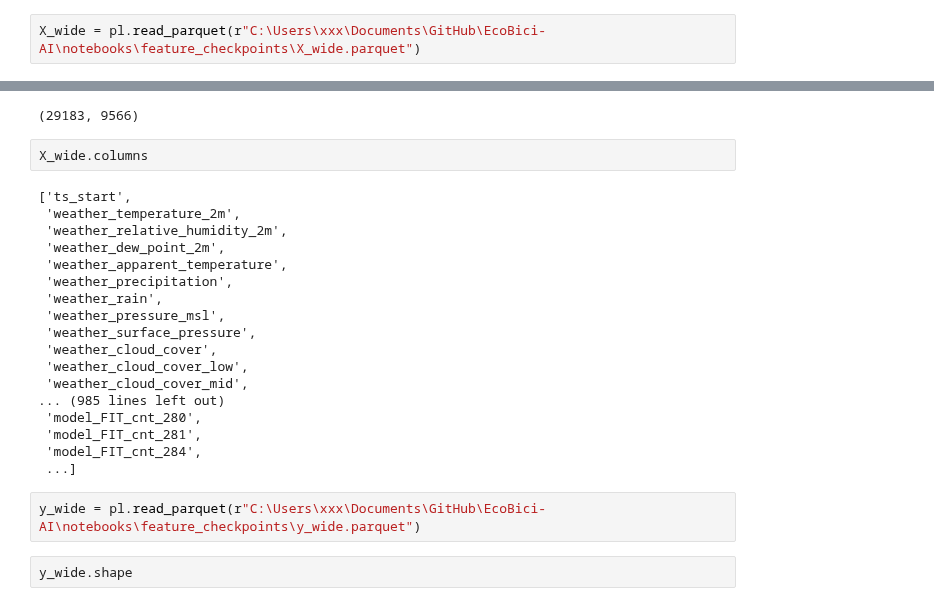
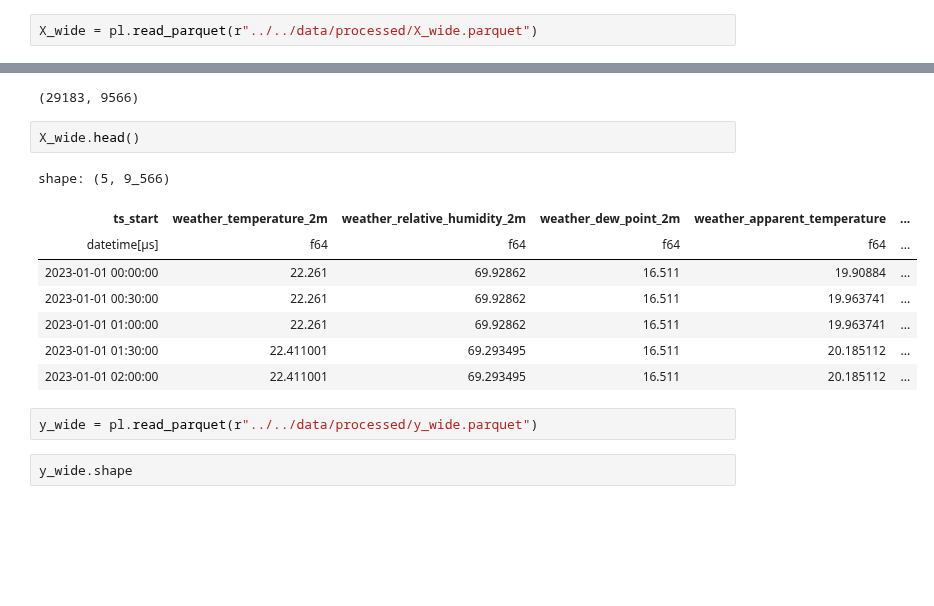
Before and after one commit to FacuVCanale/bikeshare-demand-gnn, a Jupyter notebook: src/notebooks/feat_eng.ipynb, the cells around one changed output, grey strips where cells are left out. Saved outputs shown, nothing was run; the diff lists cells and outputs as text; blank space fills up the shorter version.

```diff
--- a/src/notebooks/feat_eng.ipynb
+++ b/src/notebooks/feat_eng.ipynb
@@ -215,31 +174,22 @@ df_feat_pivot = pivot_features_for_global_model(df_feat)
 # %%
-X_wide = pl.read_parquet(r"C:\Users\xxx\Documents\GitHub\EcoBici-AI\notebooks\feature_checkpoints\X_wide.parquet")
+X_wide = pl.read_parquet(r"../../data/processed/X_wide.parquet")
 # %%
 X_wide.shape
 # %% [output]
 (29183, 9566)
 # %%
-X_wide.columns
+X_wide.head()
 # %% [output]
-['ts_start',
- 'weather_temperature_2m',
- 'weather_relative_humidity_2m',
- 'weather_dew_point_2m',
- 'weather_apparent_temperature',
- 'weather_precipitation',
- 'weather_rain',
- 'weather_pressure_msl',
- 'weather_surface_pressure',
- 'weather_cloud_cover',
- 'weather_cloud_cover_low',
- 'weather_cloud_cover_mid',
-... (985 lines left out)
- 'model_FIT_cnt_280',
- 'model_FIT_cnt_281',
- 'model_FIT_cnt_284',
- ...]
+shape: (5, 9_566)
+| ts_start | weather_temperature_2m | weather_relative_humidity_2m | weather_dew_point_2m | weather_apparent_temperature | ... |
+| datetime[μs] | f64 | f64 | f64 | f64 | ... |
+| 2023-01-01 00:00:00 | 22.261 | 69.92862 | 16.511 | 19.90884 | ... |
+| 2023-01-01 00:30:00 | 22.261 | 69.92862 | 16.511 | 19.963741 | ... |
+| 2023-01-01 01:00:00 | 22.261 | 69.92862 | 16.511 | 19.963741 | ... |
+| 2023-01-01 01:30:00 | 22.411001 | 69.293495 | 16.511 | 20.185112 | ... |
+| 2023-01-01 02:00:00 | 22.411001 | 69.293495 | 16.511 | 20.185112 | ... |
 # %%
-y_wide = pl.read_parquet(r"C:\Users\xxx\Documents\GitHub\EcoBici-AI\notebooks\feature_checkpoints\y_wide.parquet")
+y_wide = pl.read_parquet(r"../../data/processed/y_wide.parquet")
 # %%
 y_wide.shape
 # %% [output]
```
Also changed, not shown: parts of 13 cells of this notebook, 2 other files.
